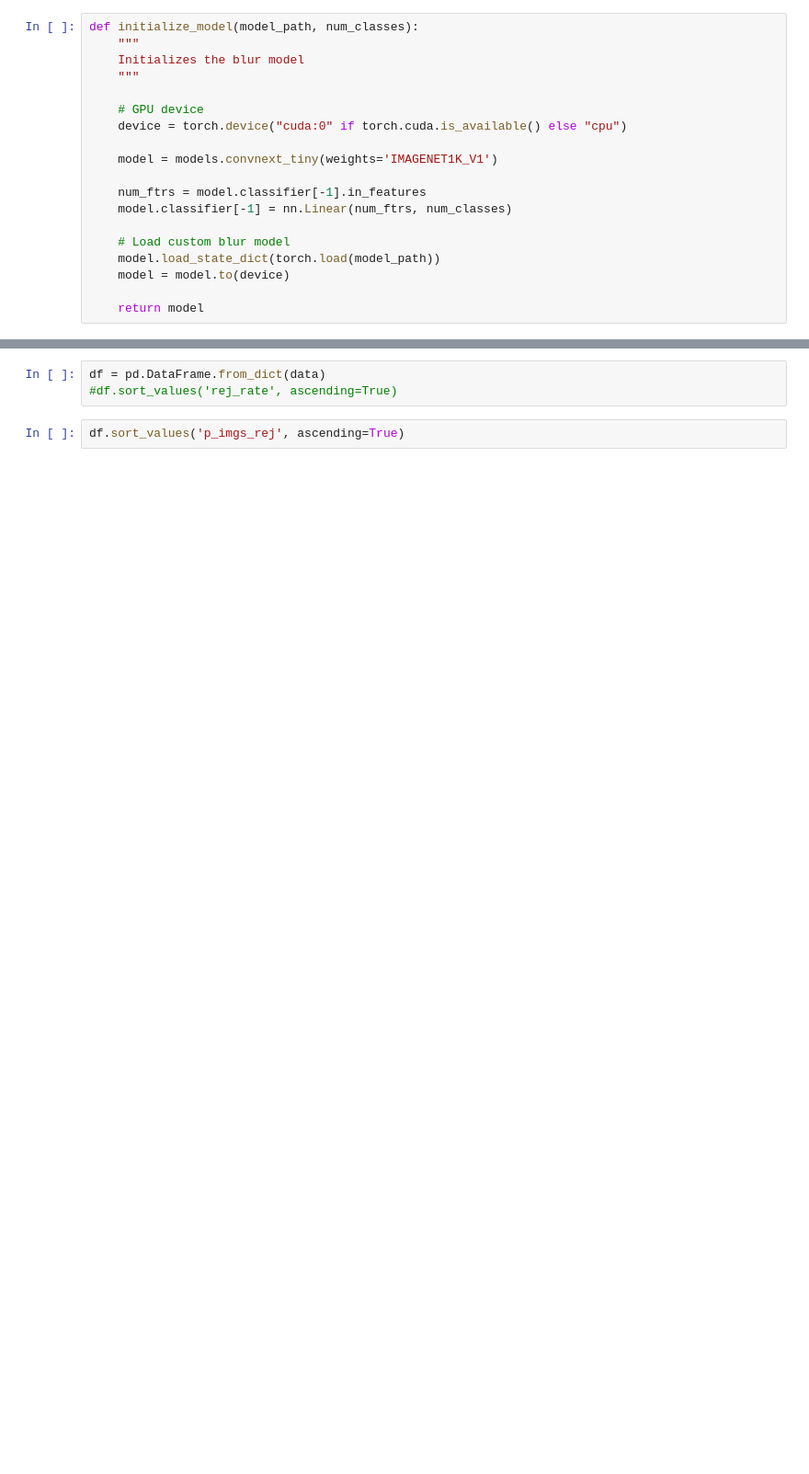
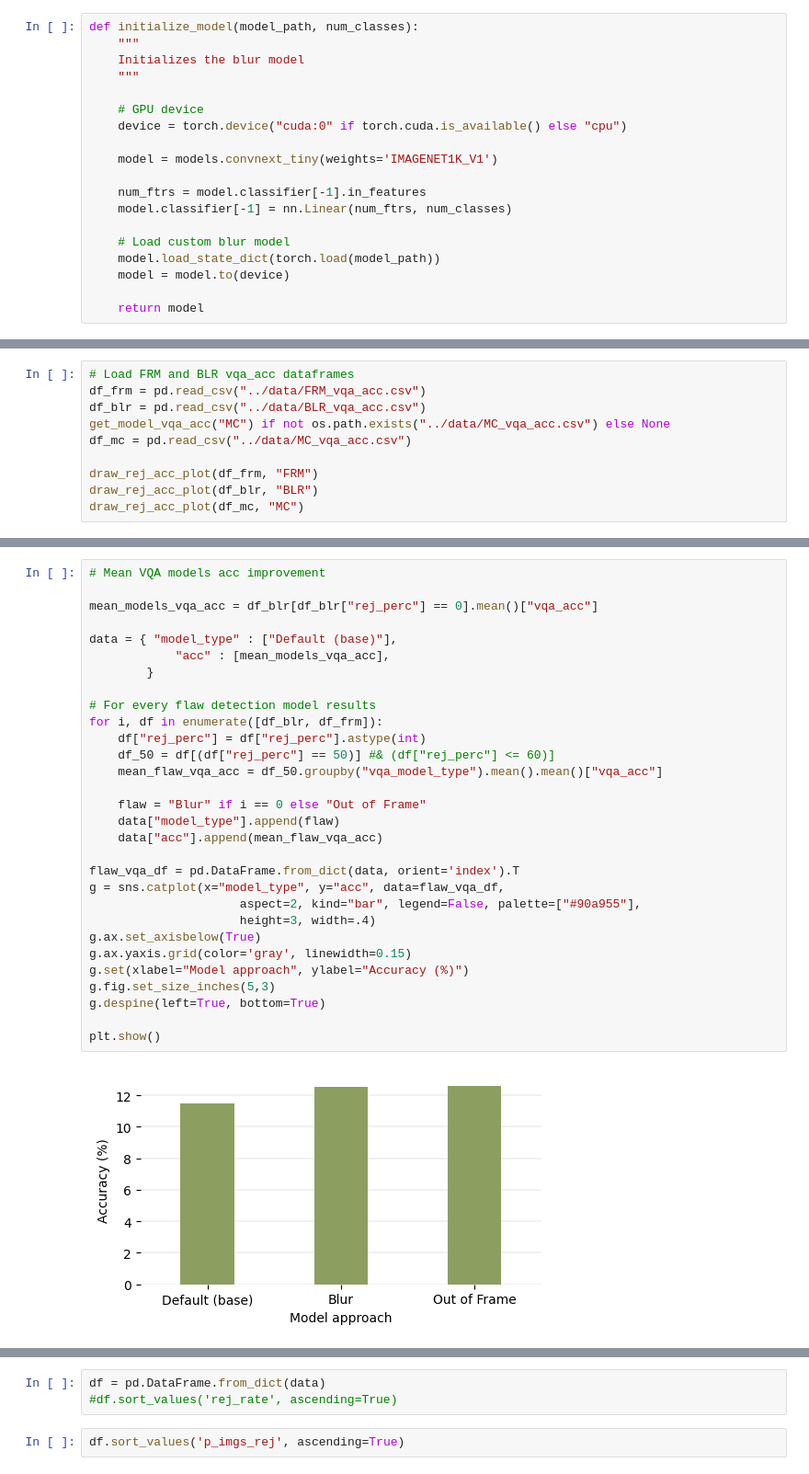
Before and after one commit to arcb01/GED-TFG, a Jupyter notebook: src/vqa_accuracy.ipynb, the cells around one changed output, grey strips where cells are left out. Shown at 92% size. Saved outputs shown, nothing was run; the diff lists cells and outputs as text; blank space fills up the shorter version.

Commit message:
new vqa charts

```diff
--- a/src/vqa_accuracy.ipynb
+++ b/src/vqa_accuracy.ipynb
@@ -399,0 +526,10 @@ model_params = (model, device)
+# %%
+# Load FRM and BLR vqa_acc dataframes
+df_frm = pd.read_csv("../data/FRM_vqa_acc.csv")
+df_blr = pd.read_csv("../data/BLR_vqa_acc.csv")
+get_model_vqa_acc("MC") if not os.path.exists("../data/MC_vqa_acc.csv") else None
+df_mc = pd.read_csv("../data/MC_vqa_acc.csv")
+
+draw_rej_acc_plot(df_frm, "FRM")
+draw_rej_acc_plot(df_blr, "BLR")
+draw_rej_acc_plot(df_mc, "MC")
@@ -399,0 +550,32 @@ model_params = (model, device)
+# %%
+# Mean VQA models acc improvement
+
+mean_models_vqa_acc = df_blr[df_blr["rej_perc"] == 0].mean()["vqa_acc"]
+
+data = { "model_type" : ["Default (base)"],
+            "acc" : [mean_models_vqa_acc],
+        }
+
+# For every flaw detection model results
+for i, df in enumerate([df_blr, df_frm]):
+    df["rej_perc"] = df["rej_perc"].astype(int)
+    df_50 = df[(df["rej_perc"] == 50)] #& (df["rej_perc"] <= 60)]
+    mean_flaw_vqa_acc = df_50.groupby("vqa_model_type").mean().mean()["vqa_acc"]
+
+    flaw = "Blur" if i == 0 else "Out of Frame"
+    data["model_type"].append(flaw)
+    data["acc"].append(mean_flaw_vqa_acc)
+
+flaw_vqa_df = pd.DataFrame.from_dict(data, orient='index').T
+g = sns.catplot(x="model_type", y="acc", data=flaw_vqa_df,
+                     aspect=2, kind="bar", legend=False, palette=["#90a955"],
+                     height=3, width=.4)
+g.ax.set_axisbelow(True)
+g.ax.yaxis.grid(color='gray', linewidth=0.15)
+g.set(xlabel="Model approach", ylabel="Accuracy (%)")
+g.fig.set_size_inches(5,3)
+g.despine(left=True, bottom=True)
+
+plt.show()
+# %% [output]
+[figure, added]
```
Also changed, not shown: parts of 22 cells of this notebook.
